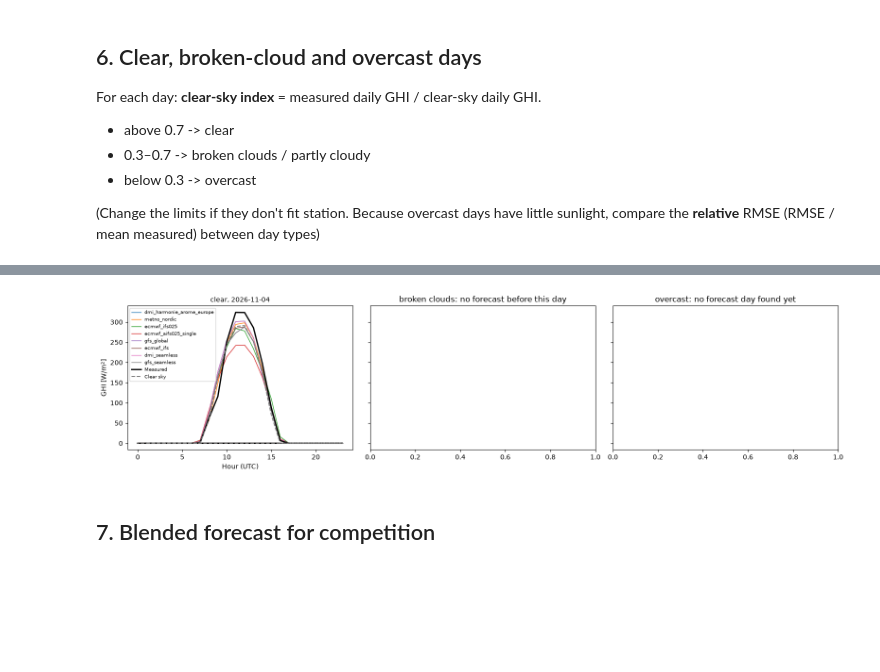
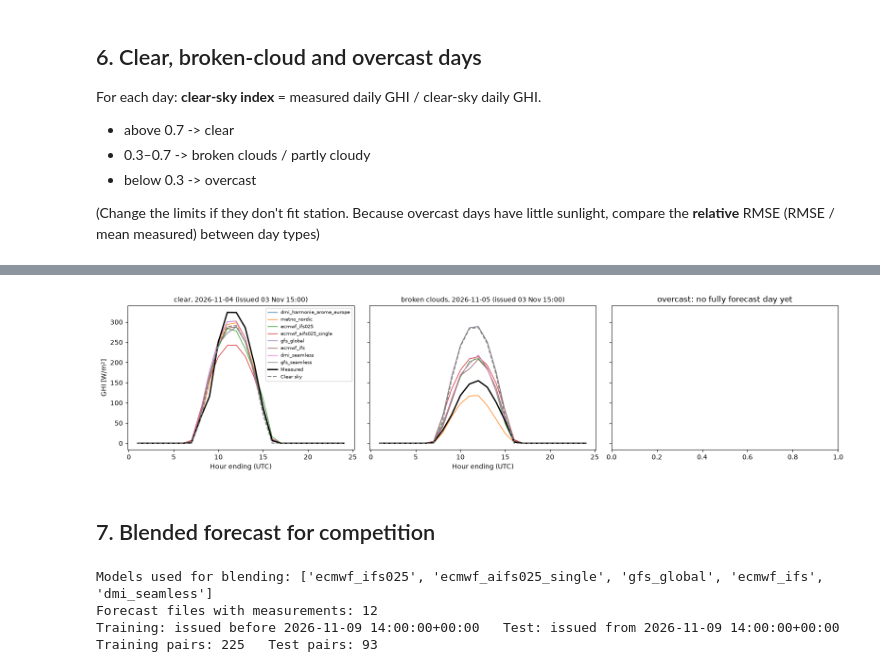
Before and after one commit to grzrzmj/solar_resource_assesment_group15, a Jupyter notebook: forecast_evaluation.ipynb, the cells around one changed output, grey strips where cells are left out. Cells and saved outputs as stored; diff of their text form; code cells hidden in the pictures; blank space fills up the shorter version.

```diff
--- a/forecast_evaluation.ipynb
+++ b/forecast_evaluation.ipynb
@@ -384,6 +384,10 @@ day['clearsky_index'] = day['measured'] / day['clear']
 day['day_type'] = pd.cut(day['clearsky_index'], bins=[-1, 0.3, 0.7, 10],
                          labels=['overcast', 'broken clouds', 'clear'])
 
+
+meas['kc'] = (meas['ghi'] / meas['ghi_clear']).where(meas['ghi_clear'] > 50)
+day['variability'] = meas.groupby('date')['kc'].apply(lambda k: k.diff().abs().mean())
+
 print(day['day_type'].value_counts())
 day.round(2)
 # %% [output]
@@ -438,34 +491,77 @@ table.round(1)
 # %%
+# Example of each day type, forecast issued at or before midnight (UTC) at the start of the day
+example_number = 0      # 0 = first day of each type, 1 = second, ...
 
-example_number = 0
+first_issue = fc['issue_time'].min()
+data_dates = set(data['date'])
 
 fig, axes = plt.subplots(1, 3, figsize=(16, 4), sharey=True)
 for ax, day_type in zip(axes, ['clear', 'broken clouds', 'overcast']):
-    dates = [d for d in day.index[day['day_type'] == day_type] if d in set(data['date'])]
+    # days of this type that are measured AND start after the first forecast was issued
+    dates = [d for d in day.index[day['day_type'] == day_type]
+             if d in data_dates and pd.Timestamp(d, tz='UTC') >= first_issue]
     if len(dates) <= example_number:
-        ax.set_title(day_type + ': no forecast day found yet')
+        ax.set_title(day_type + ': no fully forecast day yet')
         continue
-    start = pd.Timestamp(dates[example_number], tz='UTC')
-    earlier = fc.loc[fc['issue_time'] <= start, 'issue_time']
-    if len(earlier) == 0:
-        ax.set_title(day_type + ': no forecast before this day')
-        continue
-    issue = earlier.max()
+    d = dates[example_number]
+    start = pd.Timestamp(d, tz='UTC')
+    issue = fc.loc[fc['issue_time'] <= start, 'issue_time'].max()
     one = fc[(fc['issue_time'] == issue) & (fc['time'] > start) & (fc['time'] <= start + pd.Timedelta(days=1))]
+    hour_ending = lambda t: (t - start) / pd.Timedelta(hours=1)      # 1 ... 24
     for model in models:
         m = one[one['model'] == model]
-        ax.plot(m['time'].dt.hour, m['forecast'], label=model, linewidth=1)
+        ax.plot(hour_ending(m['time']), m['forecast'], label=model, linewidth=1)
     m = one.drop_duplicates('time')
-    ax.plot(m['time'].dt.hour, m['measured'], color='black', linewidth=2, label='Measured')
-    ax.plot(m['time'].dt.hour, m['ghi_clear'], color='grey', linestyle='--', label='Clear sky')
-    ax.set_title(day_type + ', ' + str(dates[example_number]), fontsize=10)
-    ax.set_xlabel('Hour (UTC)')
+    ax.plot(hour_ending(m['time']), m['measured'], color='black', linewidth=2, label='Measured')
+    ax.plot(hour_ending(m['time']), m['ghi_clear'], color='grey', linestyle='--', label='Clear sky')
+    ax.set_title(f'{day_type}, {d} (issued {issue:%d %b %H:%M})', fontsize=10)
+    ax.set_xlabel('Hour ending (UTC)')
 
 axes[0].set_ylabel('GHI [W/m²]')
-axes[0].legend(fontsize=7)
+if axes[0].get_legend_handles_labels()[0]:
+    axes[0].legend(fontsize=7)
 plt.tight_layout()
 plt.show()
 # %% [output]
-[figure, old version]
+[figure, new version]
 # %% [markdown]
 ## 7. Blended forecast for competition
+# %%
+max_horizon = 96          # competition: 4 days ahead
+test_fraction = 0.3       # newest 30 % of the issue times are used for testing
+days = [1, 2, 3, 4]       # forecast days inside 96 h
+
+# Models that reach 96 h in a typical forecast file
+longest = fc[fc['forecast'].notna()].groupby(['model', 'issue_time'])['horizon'].max().groupby('model').median()
+blend_models = [m for m in models if longest.get(m, 0) >= max_horizon]
+
+# Leave out exact copies of another model that is already in the blend
+copies = same[(same['identical_%'] >= 99.9) & same['model_a'].isin(blend_models)]['model_b'].tolist()
+blend_models = [m for m in blend_models if m not in copies]
+print('Models used for blending:', blend_models)
+
+blend = data[data['horizon'] <= max_horizon]
+table = blend.pivot_table(index=['issue_time', 'time'], columns='model', values='forecast')
+table = table.reindex(columns=blend_models)
+table['measured'] = blend.groupby(['issue_time', 'time'])['measured'].first()
+table['horizon'] = blend.groupby(['issue_time', 'time'])['horizon'].first()
+table = table.dropna()
+table['day_ahead'] = (table['horizon'] - 1) // 24 + 1
+
+issues = np.sort(table.index.get_level_values('issue_time').unique())
+print('Forecast files with measurements:', len(issues))
+if len(issues) >= 6:
+    split_time = issues[int(len(issues) * (1 - test_fraction))]
+    issued = table.index.get_level_values('issue_time')
+    train = table[issued < split_time]
+    test = table[issued >= split_time]
+    print('Training: issued before', split_time, '  Test: issued from', split_time)
+else:
+    print('WARNING: fewer than 6 forecast files with measurements - using all data for training AND testing.')
+    train = test = table
+print('Training pairs:', len(train), '  Test pairs:', len(test))
+# %% [output]
+Models used for blending: ['ecmwf_ifs025', 'ecmwf_aifs025_single', 'gfs_global', 'ecmwf_ifs', 'dmi_seamless']
+Forecast files with measurements: 12
+Training: issued before 2026-11-09 14:00:00+00:00   Test: issued from 2026-11-09 14:00:00+00:00
+Training pairs: 225   Test pairs: 93
```
Also changed, not shown: parts of 17 cells of this notebook, 13 other files.
